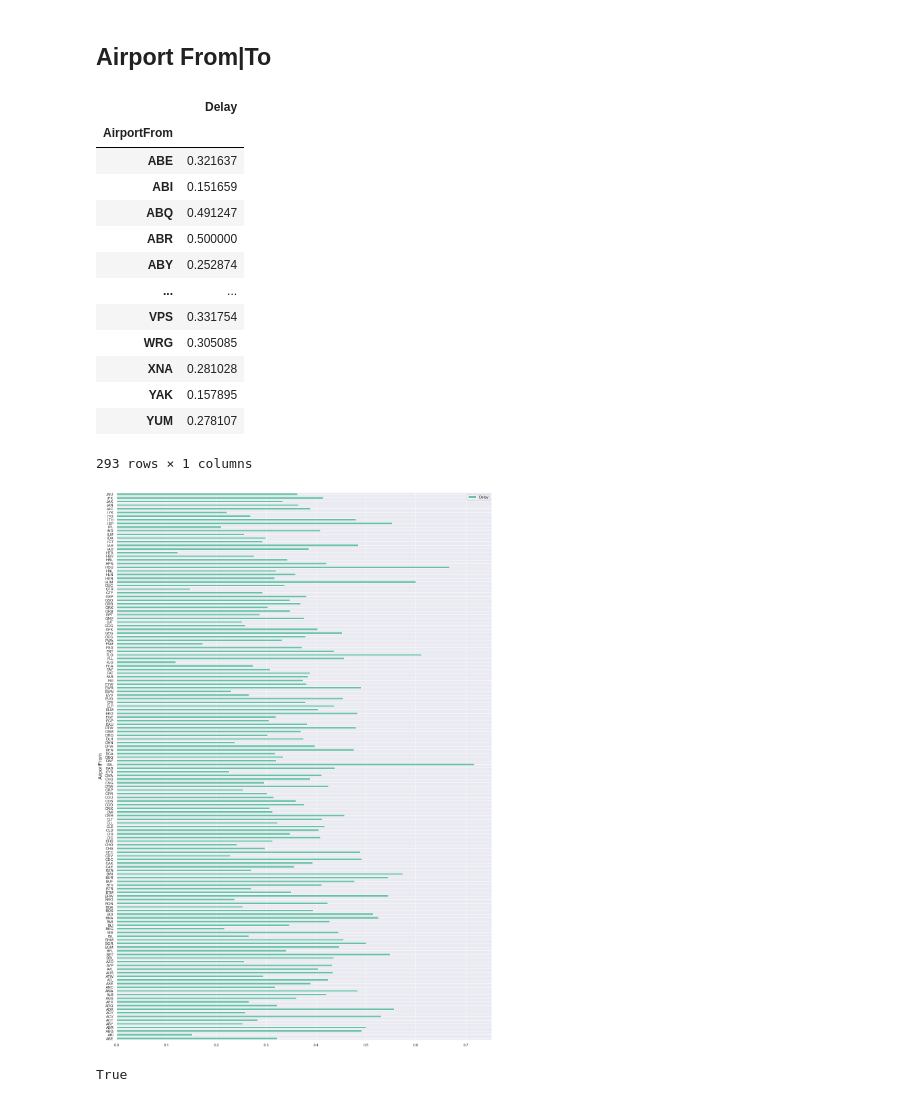
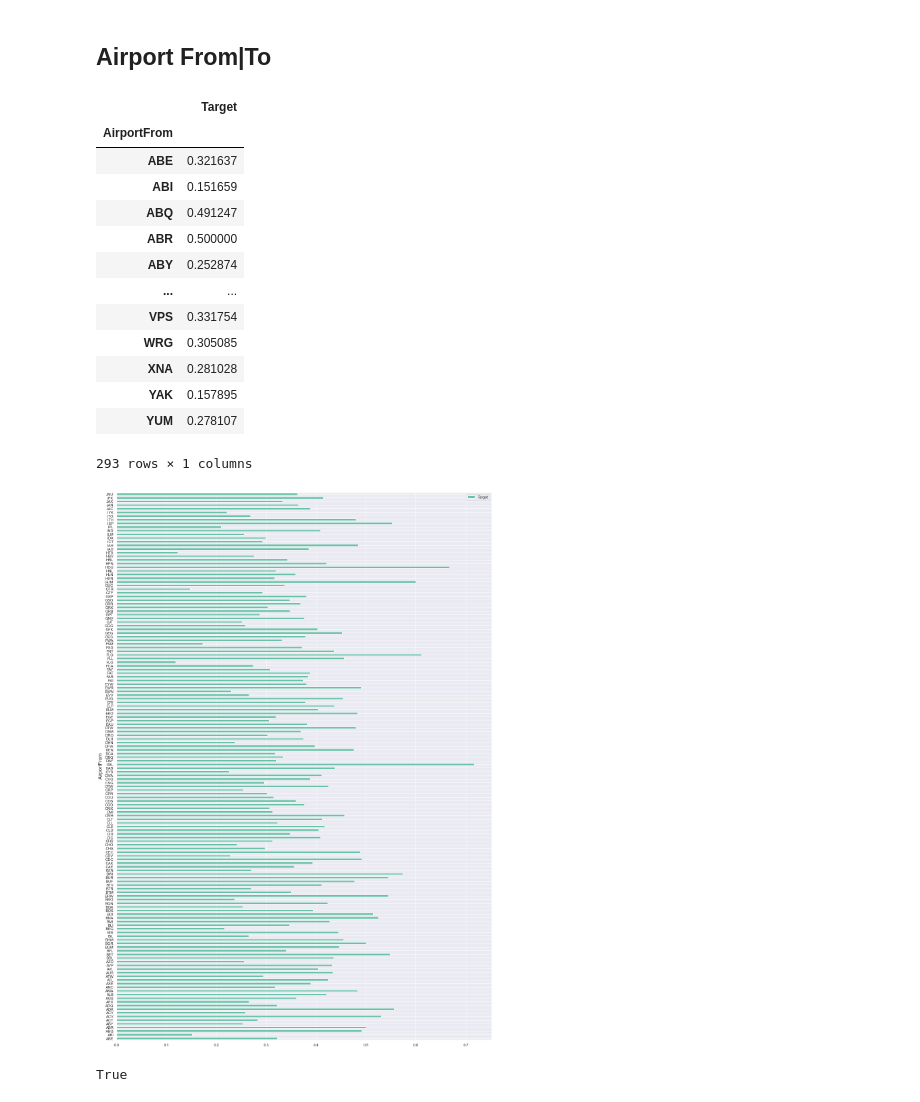
Before and after one commit to enricogoerlitz/ML-Models, a Jupyter notebook: Machine Learning Projects/01_Kaggle_Data_Projects_And_Competitions/00_Starter_Projects/02_Airline_Deley/notebooks/01_data_eda.ipynb, the cells around one changed output. Cells and saved outputs as stored; diff of their text form; code cells hidden in the pictures.

```diff
--- a/Machine Learning Projects/01_Kaggle_Data_Projects_And_Competitions/00_Starter_Projects/02_Airline_Deley/notebooks/01_data_eda.ipynb
+++ b/Machine Learning Projects/01_Kaggle_Data_Projects_And_Competitions/00_Starter_Projects/02_Airline_Deley/notebooks/01_data_eda.ipynb
@@ -37,6 +37,9 @@ df
 | 539381 | 539382 | UA | 78 | HNL | SFO | 5 | 1439 | 313 | 1 |
 | 539382 | 539383 | US | 1442 | LAX | PHL | 5 | 1439 | 301 | 1 |
 539383 rows × 9 columns
+# %%
+df["Target"] = df["Delay"]
+df["Delay"] = df["Delay"].map({0: "False", 1: "True"}).astype("category")
 # %% [markdown]
 # Helper Functions & Constants
 # %%
@@ -266,12 +269,12 @@ The type of the plane has no affect on the delay of an plane. -> Drop
 # %% [markdown]
 ## Airport From|To
 # %%
-pvt = df.pivot_table(index=AIRPORT_FROM, values=TARGET_DELAY, aggfunc="mean")
+pvt = df.pivot_table(index=AIRPORT_FROM, values=TARGET, aggfunc="mean")
 
 pvt.iloc[:150].plot.barh(figsize=(20, 30));
 pvt
 # %% [output]
-|  | Delay |
+|  | Target |
 | AirportFrom |  |
 | ABE | 0.321637 |
 | ABI | 0.151659 |
```
Also changed, not shown: parts of 13 cells of this notebook, 1 other file.
